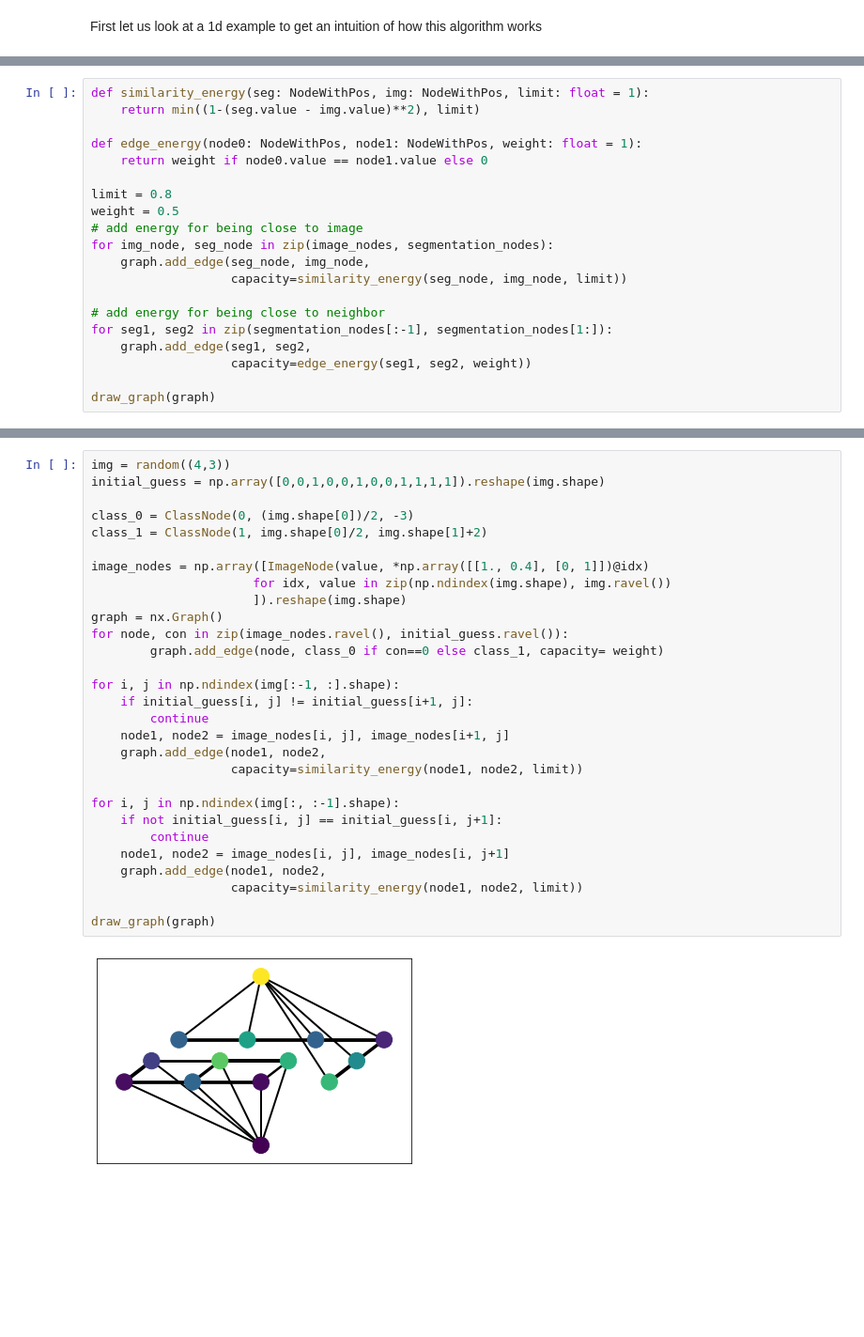
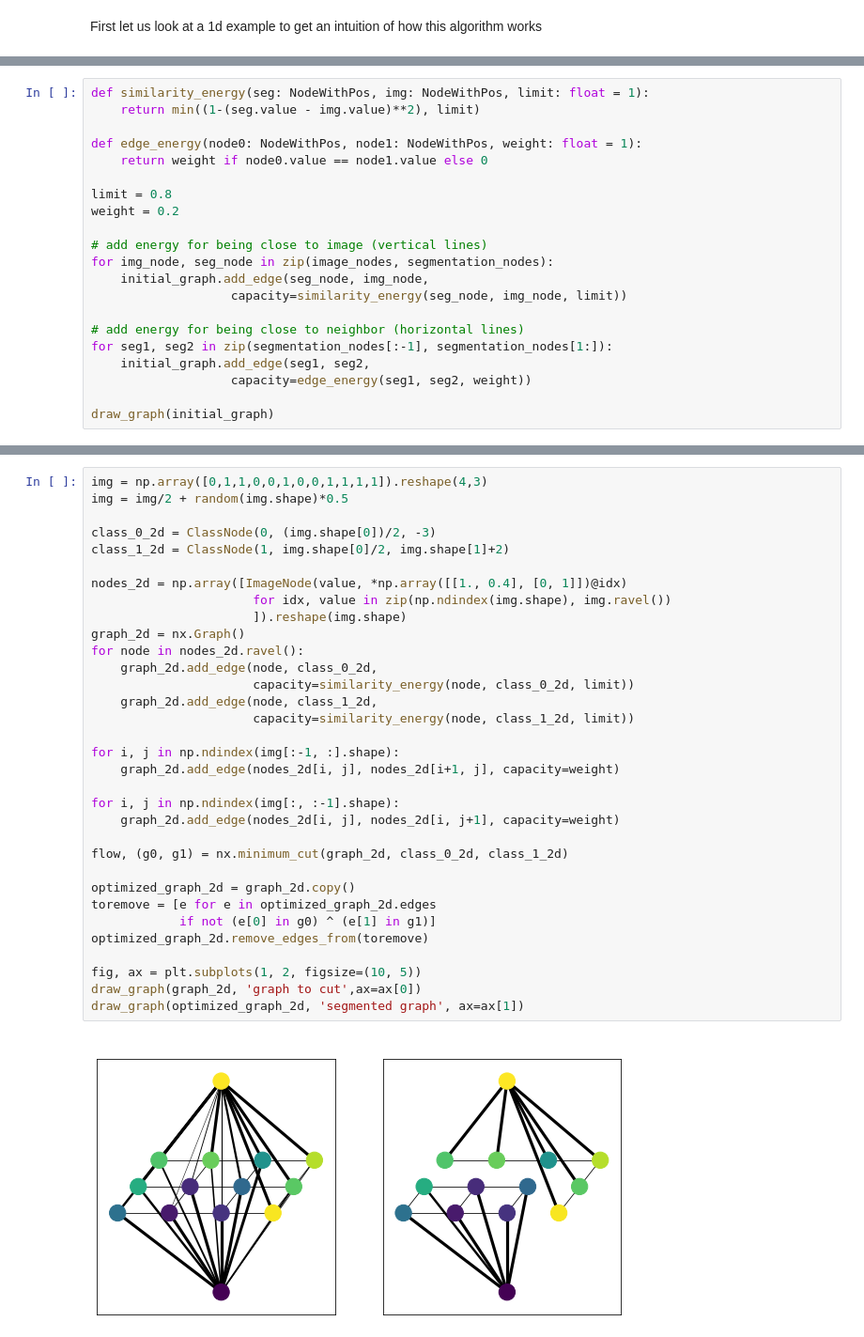
Before and after one commit to emillma/TTK8102_mrf, a Jupyter notebook: src/mrf/graph_cut.ipynb, the cells around one changed output, grey strips where cells are left out. Shown at 94% size. Saved outputs shown, nothing was run; the diff lists cells and outputs as text; blank space fills up the shorter version.

```diff
--- a/src/mrf/graph_cut.ipynb
+++ b/src/mrf/graph_cut.ipynb
@@ -78,16 +82,17 @@ def edge_energy(node0: NodeWithPos, node1: NodeWithPos, weight: float = 1):
     return weight if node0.value == node1.value else 0
 
 limit = 0.8
-weight = 0.5
-# add energy for being close to image
+weight = 0.2
+
+# add energy for being close to image (vertical lines)
 for img_node, seg_node in zip(image_nodes, segmentation_nodes):
-    graph.add_edge(seg_node, img_node,
+    initial_graph.add_edge(seg_node, img_node,
                    capacity=similarity_energy(seg_node, img_node, limit))
 
-# add energy for being close to neighbor
+# add energy for being close to neighbor (horizontal lines)
 for seg1, seg2 in zip(segmentation_nodes[:-1], segmentation_nodes[1:]):
-    graph.add_edge(seg1, seg2,
+    initial_graph.add_edge(seg1, seg2,
                    capacity=edge_energy(seg1, seg2, weight))
 
-draw_graph(graph)
+draw_graph(initial_graph)
 # %% [output]
@@ -134,31 +173,35 @@ draw_graph(graph)
 # %%
-img = random((4,3))
-initial_guess = np.array([0,0,1,0,0,1,0,0,1,1,1,1]).reshape(img.shape)
+img = np.array([0,1,1,0,0,1,0,0,1,1,1,1]).reshape(4,3)
+img = img/2 + random(img.shape)*0.5
 
-class_0 = ClassNode(0, (img.shape[0])/2, -3)
-class_1 = ClassNode(1, img.shape[0]/2, img.shape[1]+2)
+class_0_2d = ClassNode(0, (img.shape[0])/2, -3)
+class_1_2d = ClassNode(1, img.shape[0]/2, img.shape[1]+2)
 
-image_nodes = np.array([ImageNode(value, *np.array([[1., 0.4], [0, 1]])@idx)
+nodes_2d = np.array([ImageNode(value, *np.array([[1., 0.4], [0, 1]])@idx)
                       for idx, value in zip(np.ndindex(img.shape), img.ravel())
                       ]).reshape(img.shape)
-graph = nx.Graph()
-for node, con in zip(image_nodes.ravel(), initial_guess.ravel()):
-        graph.add_edge(node, class_0 if con==0 else class_1, capacity= weight)
+graph_2d = nx.Graph()
+for node in nodes_2d.ravel():
+    graph_2d.add_edge(node, class_0_2d,
+                      capacity=similarity_energy(node, class_0_2d, limit))
+    graph_2d.add_edge(node, class_1_2d,
+                      capacity=similarity_energy(node, class_1_2d, limit))
 
 for i, j in np.ndindex(img[:-1, :].shape):
-    if initial_guess[i, j] != initial_guess[i+1, j]:
-        continue
-    node1, node2 = image_nodes[i, j], image_nodes[i+1, j]
-    graph.add_edge(node1, node2,
-                   capacity=similarity_energy(node1, node2, limit))
+    graph_2d.add_edge(nodes_2d[i, j], nodes_2d[i+1, j], capacity=weight)
 
 for i, j in np.ndindex(img[:, :-1].shape):
-    if not initial_guess[i, j] == initial_guess[i, j+1]:
-        continue
-    node1, node2 = image_nodes[i, j], image_nodes[i, j+1]
-    graph.add_edge(node1, node2,
-                   capacity=similarity_energy(node1, node2, limit))
+    graph_2d.add_edge(nodes_2d[i, j], nodes_2d[i, j+1], capacity=weight)
 
-draw_graph(graph)
+flow, (g0, g1) = nx.minimum_cut(graph_2d, class_0_2d, class_1_2d)
+
+optimized_graph_2d = graph_2d.copy()
+toremove = [e for e in optimized_graph_2d.edges
+            if not (e[0] in g0) ^ (e[1] in g1)]
+optimized_graph_2d.remove_edges_from(toremove)
+
+fig, ax = plt.subplots(1, 2, figsize=(10, 5))
+draw_graph(graph_2d, 'graph to cut',ax=ax[0])
+draw_graph(optimized_graph_2d, 'segmented graph', ax=ax[1])
 # %% [output]
-[figure, old version]
+[figure, new version]
```
Also changed, not shown: parts of 12 cells of this notebook.
